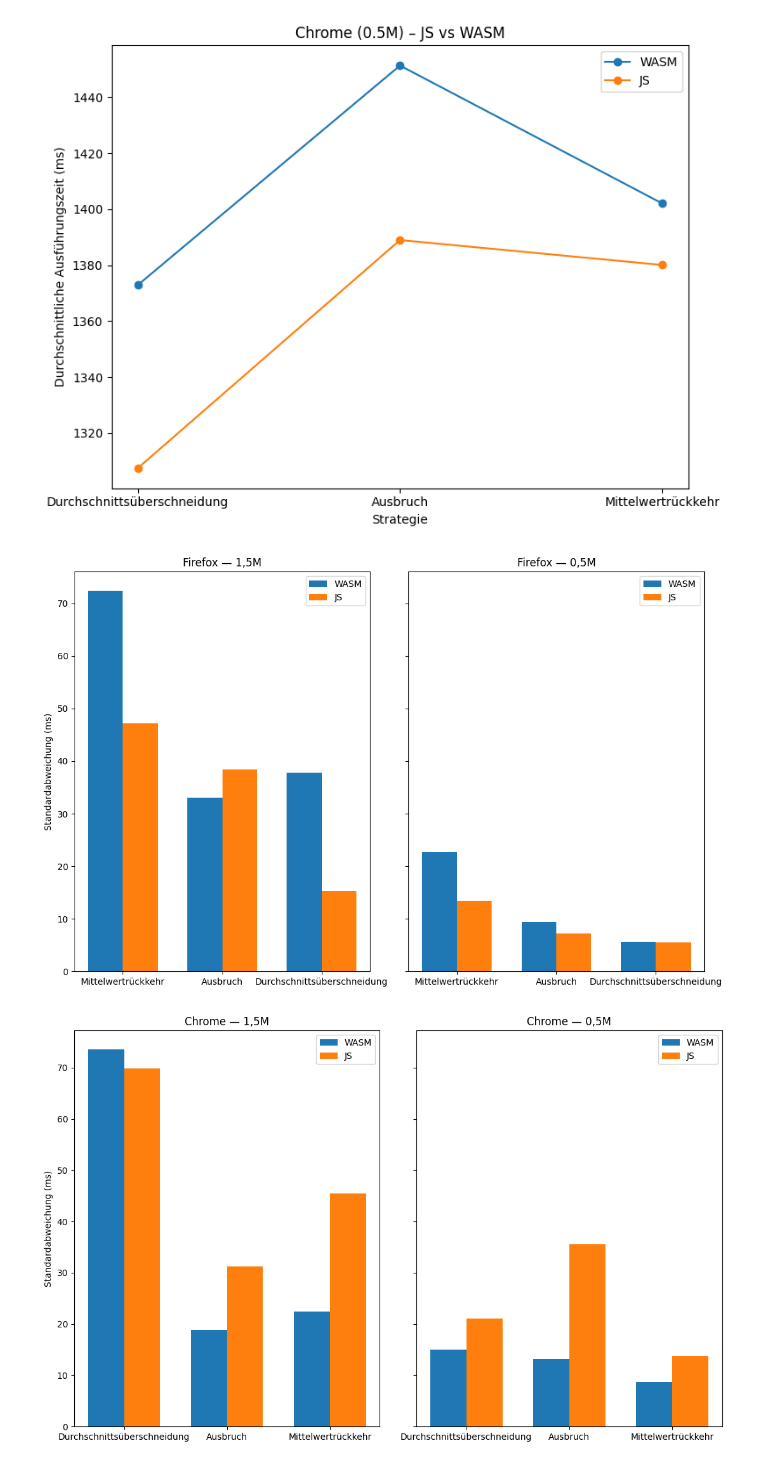
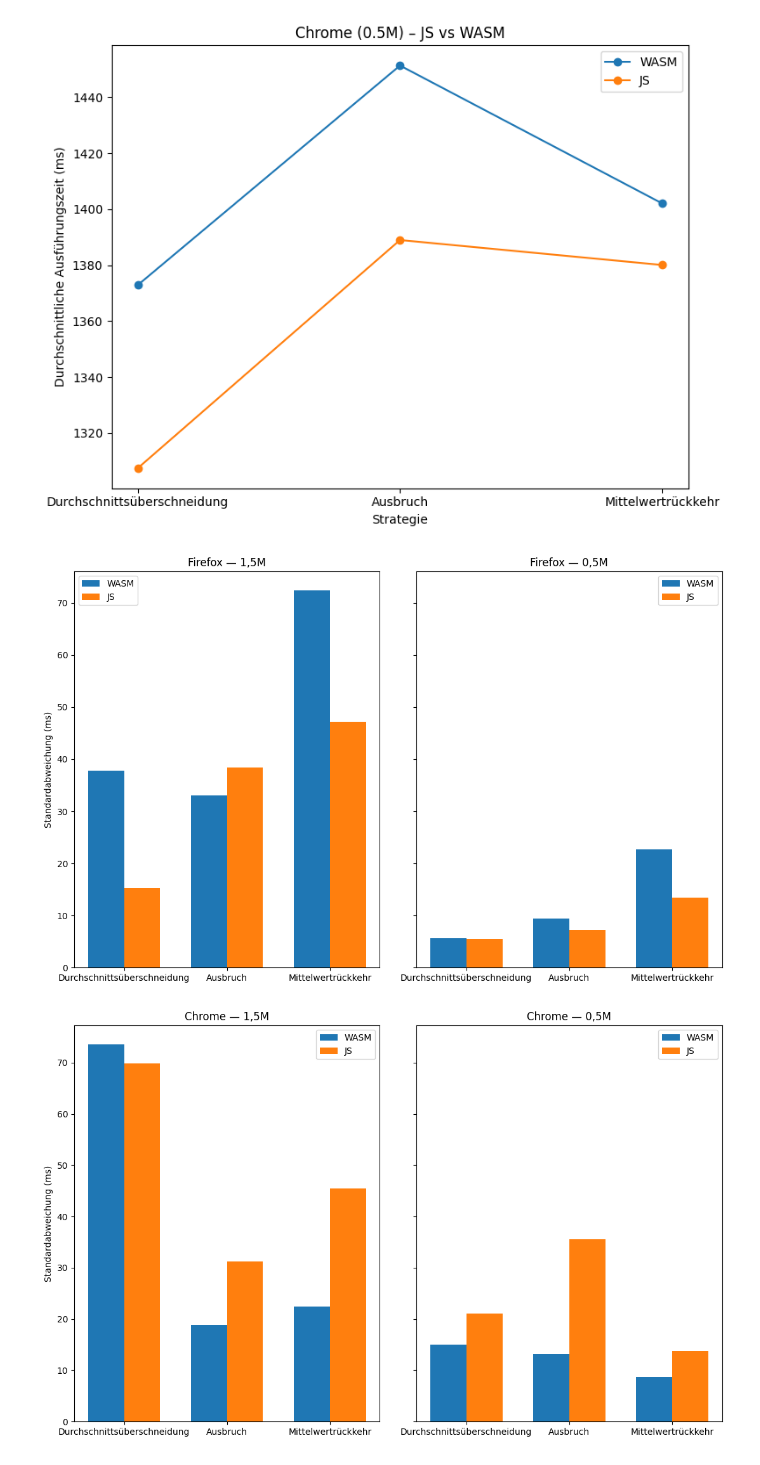
Before and after one commit to Floggergg/Bachelorarbeit2025-26, a Jupyter notebook: WebsiteVorschau/Visulisation/Graphs.ipynb, the cells around one changed output. Drawn from its saved outputs; the diff is of its cells as text; code cells hidden in the pictures.

```diff
--- a/WebsiteVorschau/Visulisation/Graphs.ipynb
+++ b/WebsiteVorschau/Visulisation/Graphs.ipynb
@@ -120,40 +115,40 @@ plt.show()
 # Firefox: Gruppierte Balken für 1,5M und 0,5M als Subplots (WASM vs JS)
 import numpy as np
 import pandas as pd
 import matplotlib.pyplot as plt
 def pivot_std(browser, datenpunkte):
     df_sub = df.loc[(df['Browser'] == browser) & (df['Datenpunkte'] == datenpunkte), ['Strategie', 'Sprache', 'Standartabweichung']].copy()
     df_sub['Standartabweichung'] = pd.to_numeric(df_sub['Standartabweichung'].astype(str).str.replace(',', '.'), errors='coerce')
     return df_sub.pivot_table(index='Strategie', columns='Sprache', values='Standartabweichung', aggfunc='mean')
 p15 = pivot_std('Firefox', '1,5M')
 p05 = pivot_std('Firefox', '0,5M')
 # einheitliche Reihenfolge der Strategien basierend auf kombinierter Mittelstreuung
 combined_means = pd.concat([p15.mean(axis=1), p05.mean(axis=1)], axis=0).groupby(level=0).mean()
 order = combined_means.sort_values(ascending=False).index
 p15 = p15.reindex(order)
 p05 = p05.reindex(order)
 x = np.arange(len(order))
 width = 0.35
 fig, axes = plt.subplots(1, 2, figsize=(11, 7), sharey=True)
 # Left: 1.5M
-axes[0].bar(x - width/2, p15.get('WASM', pd.Series(index=order)), width, label='WASM')
-axes[0].bar(x + width/2, p15.get('JS', pd.Series(index=order)), width, label='JS')
+axes[0].bar(x - width/2, p15.get('WASM', pd.Series(index=order))[::-1], width, label='WASM')
+axes[0].bar(x + width/2, p15.get('JS', pd.Series(index=order))[::-1], width, label='JS')
 axes[0].set_xticks(x)
-axes[0].set_xticklabels(order, ha='center')
+axes[0].set_xticklabels(order[::-1], ha='center')
 axes[0].set_title('Firefox — 1,5M')
 axes[0].set_ylabel('Standardabweichung (ms)')
 axes[0].legend()
 # Right: 0.5M
-axes[1].bar(x - width/2, p05.get('WASM', pd.Series(index=order)), width, label='WASM')
-axes[1].bar(x + width/2, p05.get('JS', pd.Series(index=order)), width, label='JS')
+axes[1].bar(x - width/2, p05.get('WASM', pd.Series(index=order))[::-1], width, label='WASM')
+axes[1].bar(x + width/2, p05.get('JS', pd.Series(index=order))[::-1], width, label='JS')
 axes[1].set_xticks(x)
-axes[1].set_xticklabels(order, ha='center')
+axes[1].set_xticklabels(order[::-1], ha='center')
 axes[1].set_title('Firefox — 0,5M')
 axes[1].legend()
 plt.tight_layout()
 plt.show()
 # %% [output]
-[figure, old version]
+[figure, new version]
 # %%
 import numpy as np
 import pandas as pd
```
Also changed, not shown: parts of 1 cell of this notebook, 17 other files.
